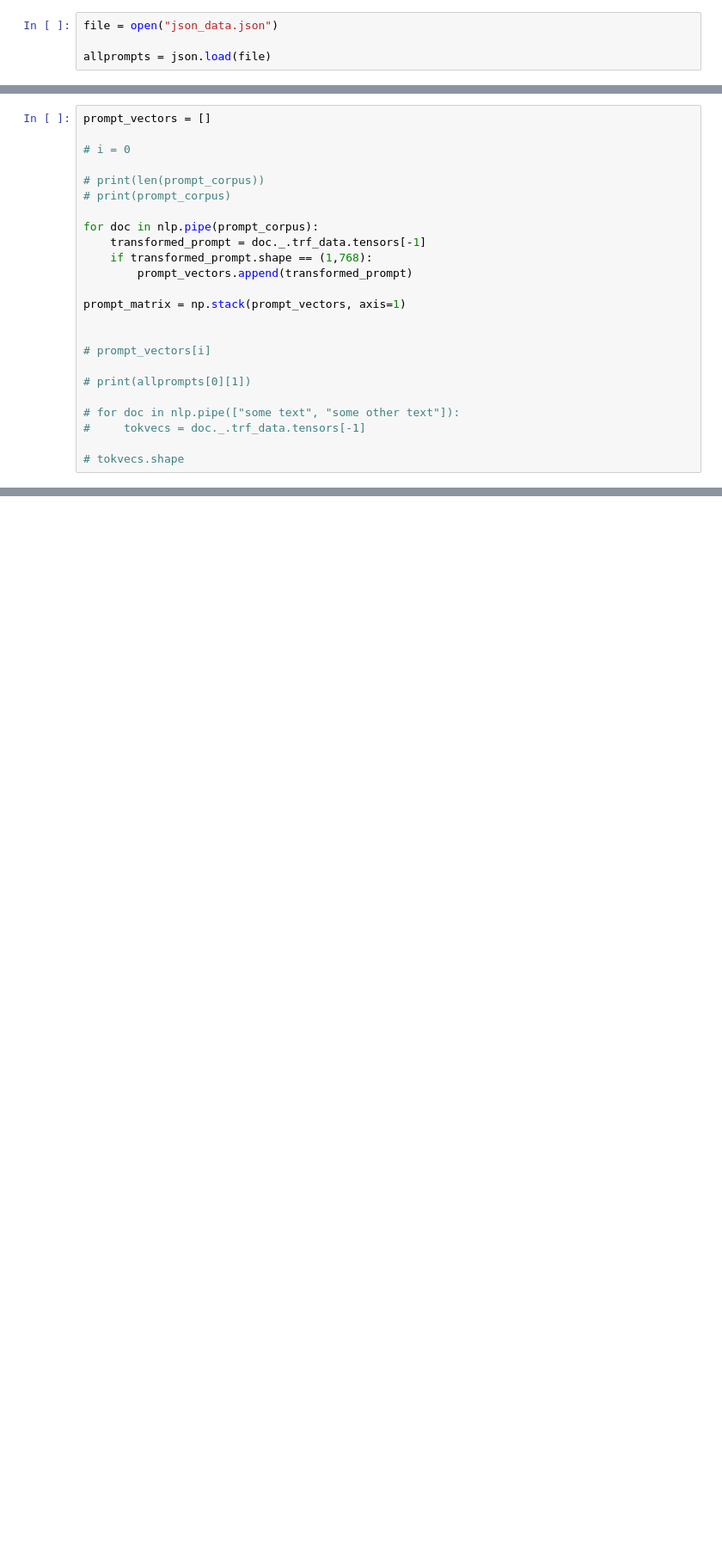
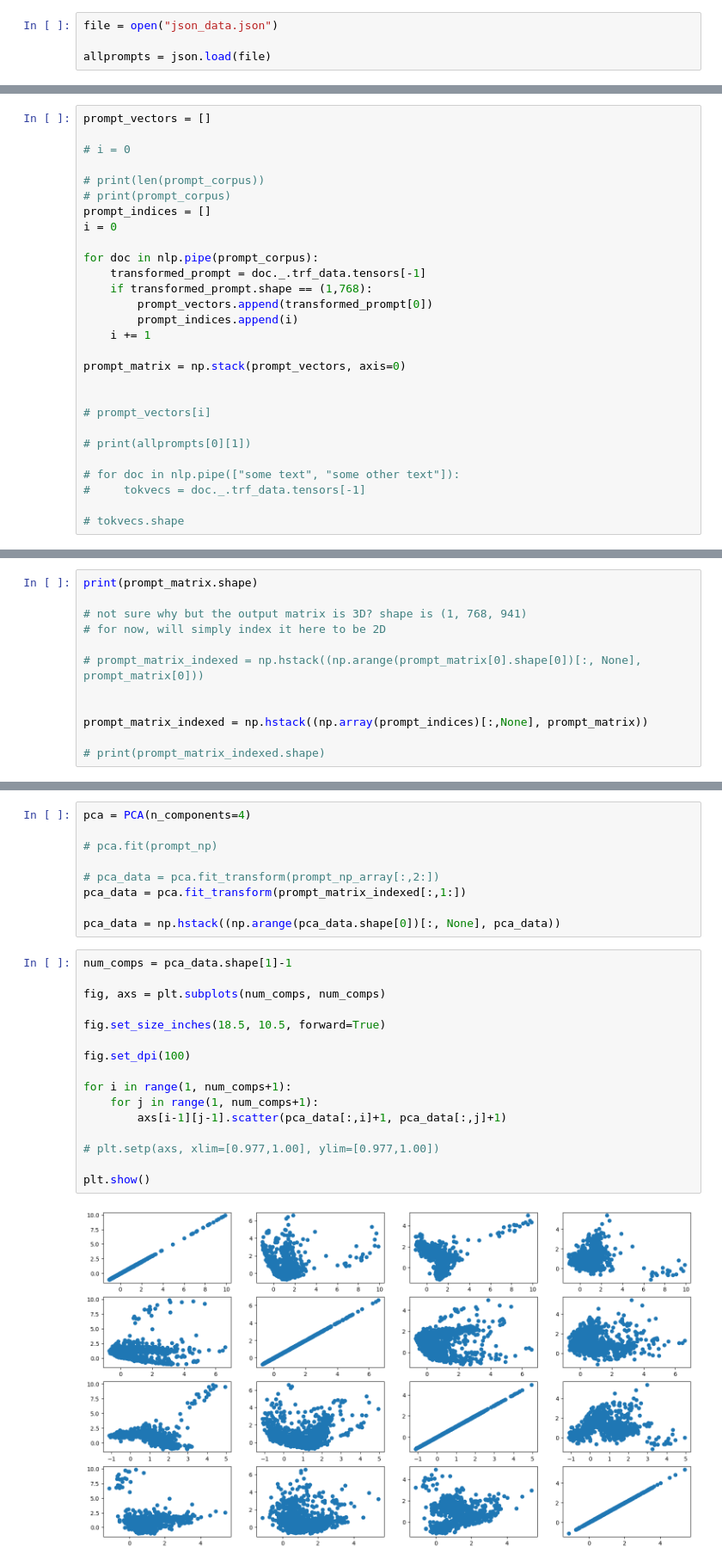
Before and after one commit to vc64/essayGrouping, a Jupyter notebook: essayGroupingSpacy.ipynb, the cells around one changed output, grey strips where cells are left out. Shown at 86% size. Saved outputs shown, nothing was run; the diff lists cells and outputs as text; blank space fills up the shorter version.

Commit message:
implemented spacy transformer, performed initial clustering

```diff
--- a/essayGroupingSpacy.ipynb
+++ b/essayGroupingSpacy.ipynb
@@ -172,13 +172,17 @@ prompt_vectors = []
 
 # print(len(prompt_corpus))
 # print(prompt_corpus)
+prompt_indices = []
+i = 0
 
 for doc in nlp.pipe(prompt_corpus):
     transformed_prompt = doc._.trf_data.tensors[-1]
     if transformed_prompt.shape == (1,768):
-        prompt_vectors.append(transformed_prompt)
+        prompt_vectors.append(transformed_prompt[0])
+        prompt_indices.append(i)
+    i += 1
 
-prompt_matrix = np.stack(prompt_vectors, axis=1)
+prompt_matrix = np.stack(prompt_vectors, axis=0)
 
 
 # prompt_vectors[i]
@@ -191,0 +200,12 @@ prompt_matrix = np.stack(prompt_vectors, axis=1)
+# %%
+print(prompt_matrix.shape)
+
+# not sure why but the output matrix is 3D? shape is (1, 768, 941)
+# for now, will simply index it here to be 2D
+
+# prompt_matrix_indexed = np.hstack((np.arange(prompt_matrix[0].shape[0])[:, None], prompt_matrix[0]))
+
+
+prompt_matrix_indexed = np.hstack((np.array(prompt_indices)[:,None], prompt_matrix))
+
+# print(prompt_matrix_indexed.shape)
@@ -191,0 +237,27 @@ prompt_matrix = np.stack(prompt_vectors, axis=1)
+# %%
+pca = PCA(n_components=4)
+
+# pca.fit(prompt_np)
+
+# pca_data = pca.fit_transform(prompt_np_array[:,2:])
+pca_data = pca.fit_transform(prompt_matrix_indexed[:,1:])
+
+pca_data = np.hstack((np.arange(pca_data.shape[0])[:, None], pca_data))
+# %%
+num_comps = pca_data.shape[1]-1
+
+fig, axs = plt.subplots(num_comps, num_comps)
+
+fig.set_size_inches(18.5, 10.5, forward=True)
+
+fig.set_dpi(100)
+
+for i in range(1, num_comps+1):
+    for j in range(1, num_comps+1):
+        axs[i-1][j-1].scatter(pca_data[:,i]+1, pca_data[:,j]+1)
+
+# plt.setp(axs, xlim=[0.977,1.00], ylim=[0.977,1.00])
+
+plt.show()
+# %% [output]
+[figure, added]
```
Also changed, not shown: parts of 23 cells of this notebook.
